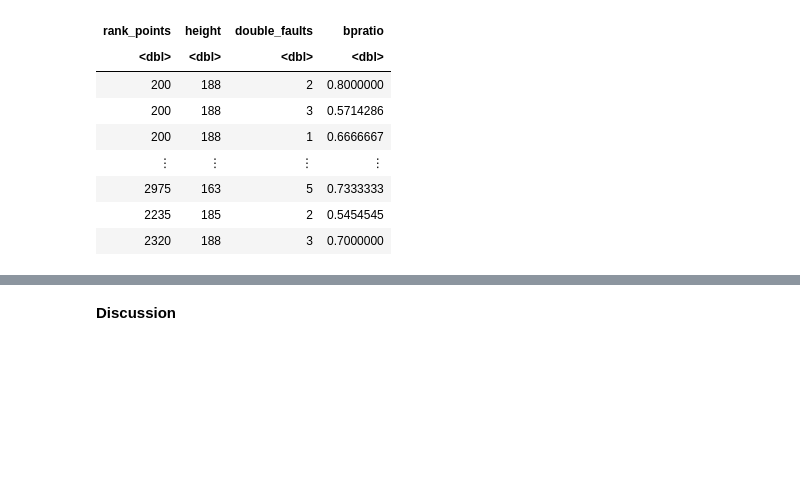
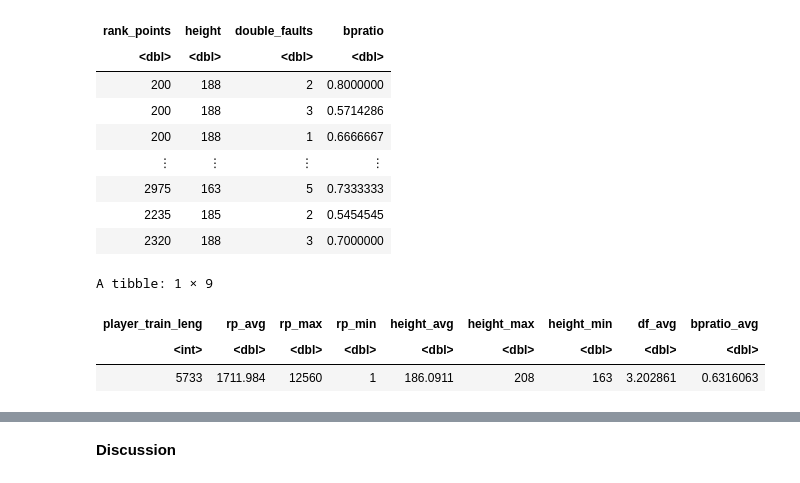
Before and after one commit to EliNAdr/DSCI-100_007-13, a Jupyter notebook: Project_report.ipynb, the cells around one changed output, grey strips where cells are left out. Saved outputs shown, nothing was run; the diff lists cells and outputs as text; code cells hidden in the pictures; blank space fills up the shorter version.

```diff
--- a/Project_report.ipynb
+++ b/Project_report.ipynb
@@ -83,3 +68,19 @@ A tibble: 5733 × 4
 | 2320 | 188 | 3 | 0.7000000 |
 # %%
 # data exposition
+
+exposit_table <- tibble("player_train_leng" = nrow(player_train),
+                        "rp_avg" = mean(player_train$rank_points),
+                        "rp_max" = max(player_train$rank_points),
+                        "rp_min" = min(player_train$rank_points),
+                       "height_avg" = mean(player_train$height),
+                        "height_max" = max(player_train$height),
+                        "height_min" = min(player_train$height),
+                       "df_avg" = mean(player_train$double_faults),
+                       "bpratio_avg" = mean(player_train$bpratio))
+exposit_table
+# %% [output]
+A tibble: 1 × 9
+| player_train_leng | rp_avg | rp_max | rp_min | height_avg | height_max | height_min | df_avg | bpratio_avg |
+| <int> | <dbl> | <dbl> | <dbl> | <dbl> | <dbl> | <dbl> | <dbl> | <dbl> |
+| 5733 | 1711.984 | 12560 | 1 | 186.0911 | 208 | 163 | 3.202861 | 0.6316063 |
```
Also changed, not shown: parts of 6 cells of this notebook.
